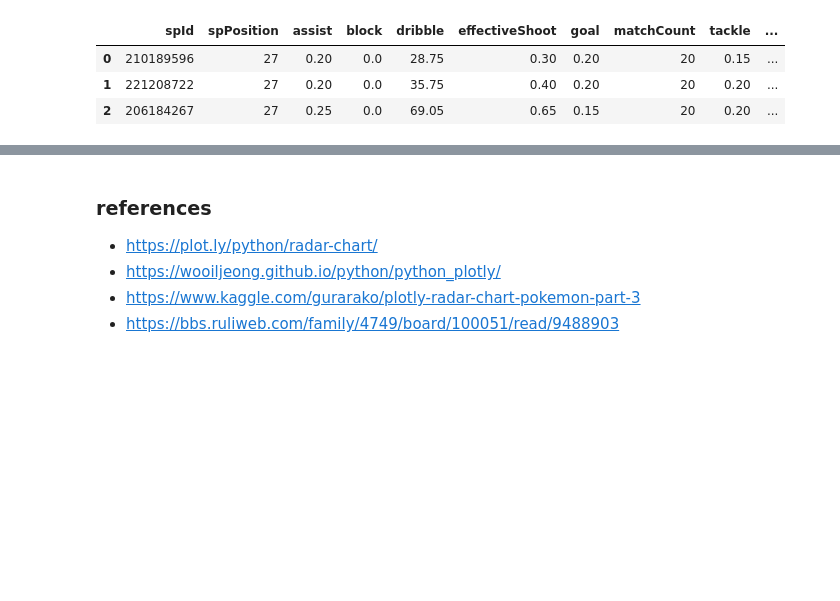
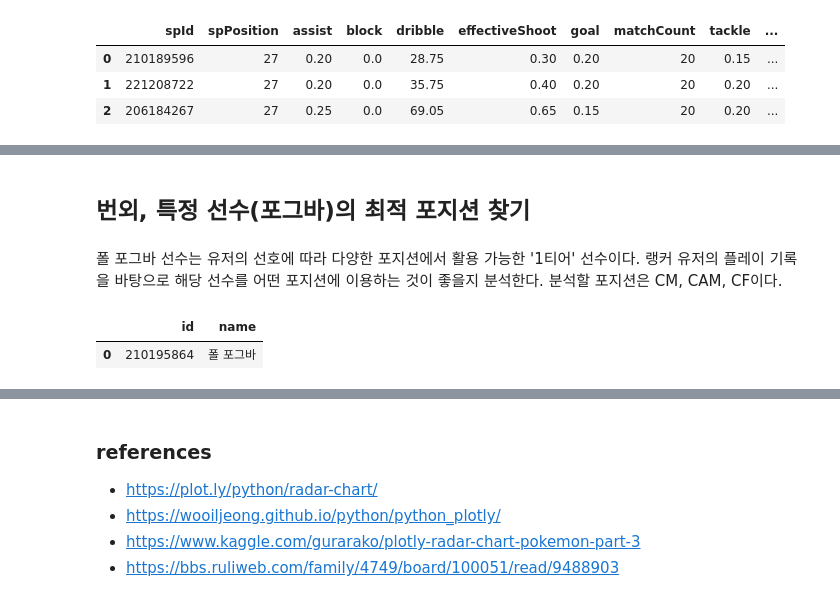
Before and after one commit to euneestella/fifa-online-ranker-analysis, a Jupyter notebook: ranker_analysis.ipynb, the cells around one changed output, grey strips where cells are left out. Cells and saved outputs as stored; diff of their text form; code cells hidden in the pictures; blank space fills up the shorter version.

```diff
--- a/ranker_analysis.ipynb
+++ b/ranker_analysis.ipynb
@@ -329,3 +331,15 @@ plot(fig, filename='plotly-lw.html', auto_open=False)
 fig.show()
 # %% [output]
 [interactive output not drawn]
+# %% [markdown]
+## 번외, 특정 선수(포그바)의 최적 포지션 찾기
+# %% [markdown]
+폴 포그바 선수는 유저의 선호에 따라 다양한 포지션에서 활용 가능한 '1티어' 선수이다. 랭커 유저의 플레이 기록을 바탕으로 해당 선수를 어떤 포지션에 이용하는 것이 좋을지 분석한다. 분석할 포지션은 CM, CAM, CF이다.
+# %%
+pg = spId[spId['id'] == 210195864]
+pg.reset_index( inplace = True )
+pg.drop(['index'], axis=1, inplace = True)
+pg
+# %% [output]
+|  | id | name |
+| 0 | 210195864 | 폴 포그바 |
```
Also changed, not shown: parts of 5 cells of this notebook, 7 other files.
